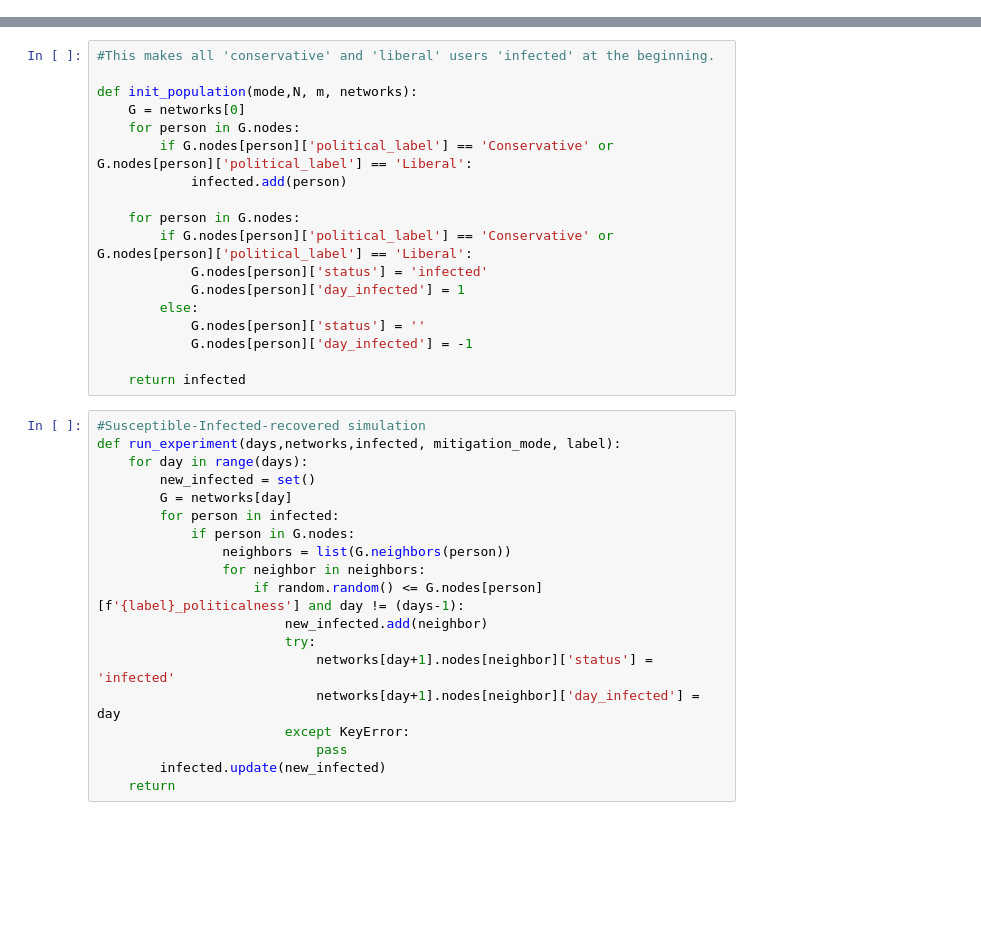
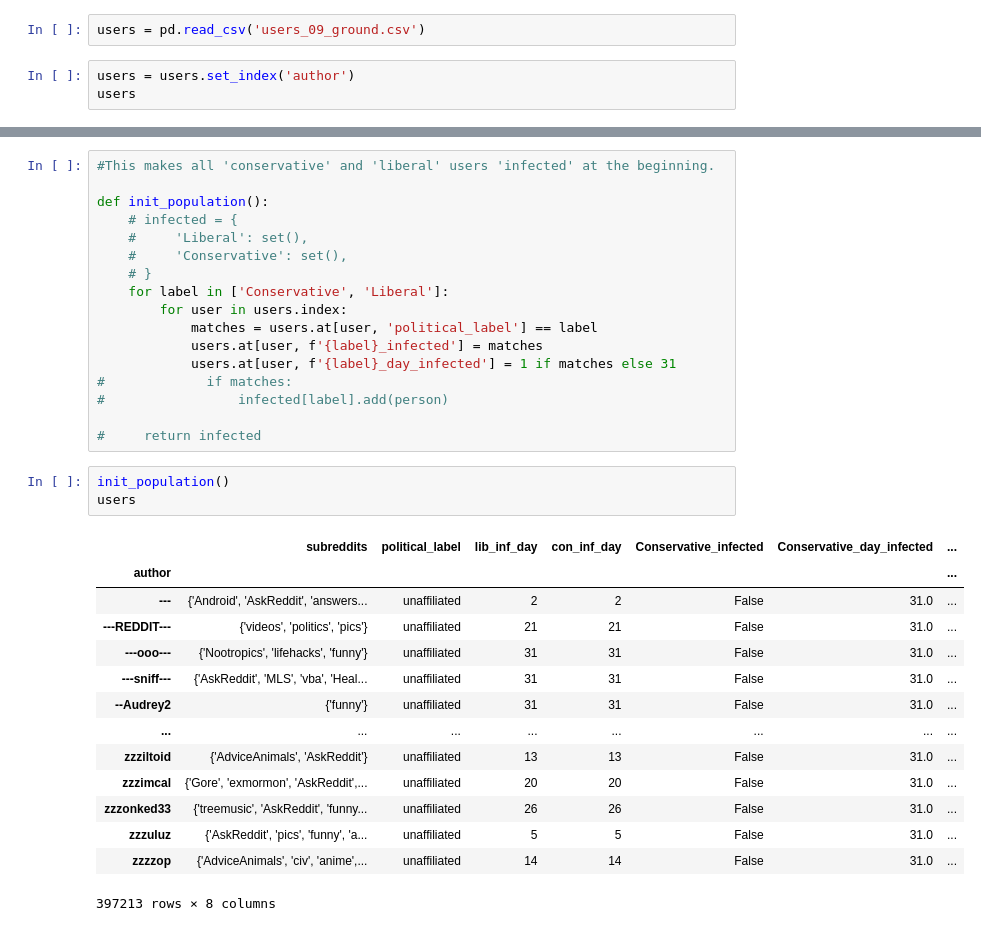
Before and after one commit to thezanefreeman/ComplexNetworks, a Jupyter notebook: infected.ipynb, the cells around one changed output, grey strips where cells are left out. Cells and saved outputs as stored; diff of their text form; blank space fills up the shorter version.

Commit message:
Update infection model to work with day-to-day ground truth

```diff
--- a/infected.ipynb
+++ b/infected.ipynb
@@ -15,0 +17,5 @@ infected = set()
+# %%
+users = pd.read_csv('users_09_ground.csv')
+# %%
+users = users.set_index('author')
+users
@@ -22,39 +43,37 @@ def build_networks(days, N):
         networks.append(G)
     return networks
-# %%
-#This makes all 'conservative' and 'liberal' users 'infected' at the beginning.
-
-def init_population(mode,N, m, networks):
-    G = networks[0]
-    for person in G.nodes:
-        if G.nodes[person]['political_label'] == 'Conservative' or G.nodes[person]['political_label'] == 'Liberal':
-            infected.add(person)
-
-    for person in G.nodes:
-        if G.nodes[person]['political_label'] == 'Conservative' or G.nodes[person]['political_label'] == 'Liberal':
-            G.nodes[person]['status'] = 'infected'
-            G.nodes[person]['day_infected'] = 1
-        else:
-            G.nodes[person]['status'] = ''
-            G.nodes[person]['day_infected'] = -1
-
-    return infected
-# %%
-#Susceptible-Infected-recovered simulation
-def run_experiment(days,networks,infected, mitigation_mode, label):
-    for day in range(days):
-        new_infected = set()
-        G = networks[day]
-        for person in infected:
-            if person in G.nodes:
-                neighbors = list(G.neighbors(person))
-                for neighbor in neighbors:
-                    if random.random() <= G.nodes[person][f'{label}_politicalness'] and day != (days-1):
-                        new_infected.add(neighbor)
-                        try:
-                            networks[day+1].nodes[neighbor]['status'] = 'infected'
-                            networks[day+1].nodes[neighbor]['day_infected'] = day
-                        except KeyError:
-                            pass
-        infected.update(new_infected)
-    return
+# %%
+#This makes all 'conservative' and 'liberal' users 'infected' at the beginning.
+
+def init_population():
+    # infected = {
+    #     'Liberal': set(),
+    #     'Conservative': set(),
+    # }
+    for label in ['Conservative', 'Liberal']:
+        for user in users.index:
+            matches = users.at[user, 'political_label'] == label
+            users.at[user, f'{label}_infected'] = matches
+            users.at[user, f'{label}_day_infected'] = 1 if matches else 31
+#             if matches:
+#                 infected[label].add(person)
+
+#     return infected
+# %%
+init_population()
+users
+# %% [output]
+|  | subreddits | political_label | lib_inf_day | con_inf_day | Conservative_infected | Conservative_day_infected | ... |
+| author |  |  |  |  |  |  | ... |
+| --- | {'Android', 'AskReddit', 'answers... | unaffiliated | 2 | 2 | False | 31.0 | ... |
+| ---REDDIT--- | {'videos', 'politics', 'pics'} | unaffiliated | 21 | 21 | False | 31.0 | ... |
+| ---ooo--- | {'Nootropics', 'lifehacks', 'funny'} | unaffiliated | 31 | 31 | False | 31.0 | ... |
+| ---sniff--- | {'AskReddit', 'MLS', 'vba', 'Heal... | unaffiliated | 31 | 31 | False | 31.0 | ... |
+| --Audrey2 | {'funny'} | unaffiliated | 31 | 31 | False | 31.0 | ... |
+| ... | ... | ... | ... | ... | ... | ... | ... |
+| zzziltoid | {'AdviceAnimals', 'AskReddit'} | unaffiliated | 13 | 13 | False | 31.0 | ... |
+| zzzimcal | {'Gore', 'exmormon', 'AskReddit',... | unaffiliated | 20 | 20 | False | 31.0 | ... |
+| zzzonked33 | {'treemusic', 'AskReddit', 'funny... | unaffiliated | 26 | 26 | False | 31.0 | ... |
+| zzzuluz | {'AskReddit', 'pics', 'funny', 'a... | unaffiliated | 5 | 5 | False | 31.0 | ... |
+| zzzzop | {'AdviceAnimals', 'civ', 'anime',... | unaffiliated | 14 | 14 | False | 31.0 | ... |
+397213 rows × 8 columns
```
Also changed, not shown: parts of 18 cells of this notebook, 1 other file.
